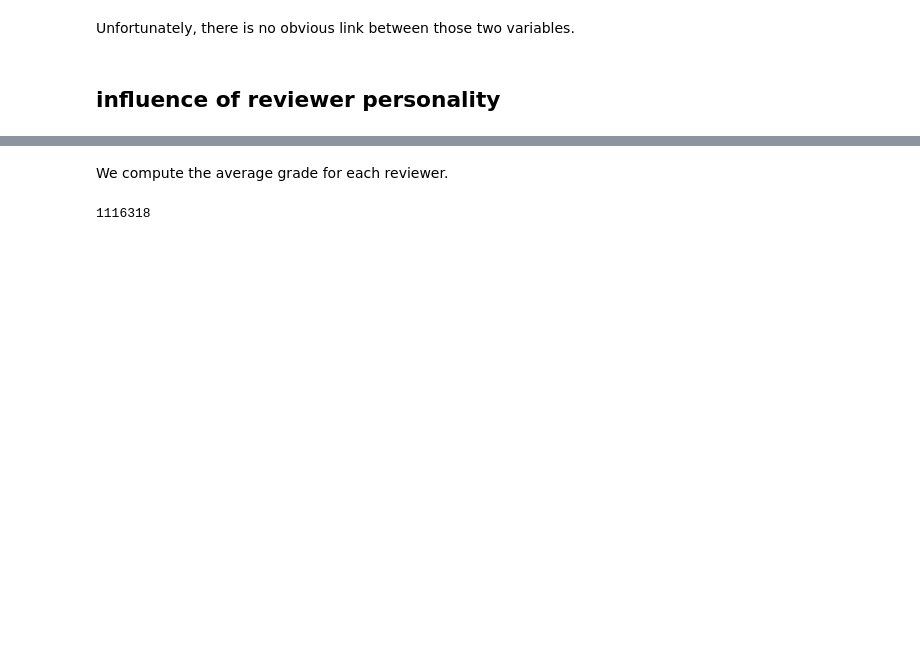
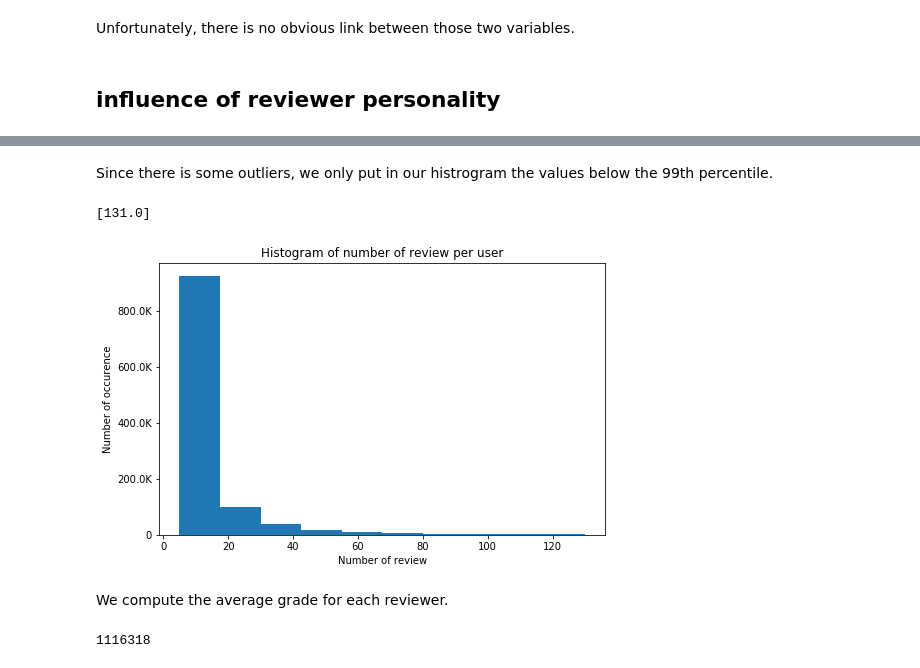
Before and after one commit to raphaelBarman/ADA-dh, a Jupyter notebook: project/Notebook.ipynb, the cells around one changed output, grey strips where cells are left out. Saved outputs shown, nothing was run; the diff lists cells and outputs as text; code cells hidden in the pictures; blank space fills up the shorter version.

```diff
--- a/project/Notebook.ipynb
+++ b/project/Notebook.ipynb
@@ -274,2 +311,2 @@ We get the count of review of distinct article per reviewer and filter those tha
 # %%
-df_count = df_review.groupBy("reviewerID").agg(F.countDistinct("asin").alias('review_count')).filter("`review_count` >= 5")
+df_count = df_review.groupBy("reviewerID").agg(F.countDistinct("asin").alias('review_count'))
@@ -289,3 +325,19 @@ We have 18186733, i.e. 100.000% of review who belongs to reviewer with 5 or more
+# %% [markdown]
+Since there is some outliers, we only put in our histrogram the values below the 99th percentile.
+# %%
+quantile_99 = df_count.approxQuantile("review_count", [0.99], 0)
+quantile_99
+# %% [output]
+[131.0]
+# %%
+fig, ax = plt.subplots()
+fig.set_size_inches(8, 5)
+hist(ax, df_count.filter(df_count["review_count"] < 131).select("review_count"))
+ax.set_title('Histogram of number of review per user')
+ax.set_xlabel('Number of review')
+ax.set_ylabel("Number of occurence");
+# %% [output]
+[figure, added]
 # %% [markdown]
 We compute the average grade for each reviewer.
 # %%
```
Also changed, not shown: parts of 62 cells of this notebook, 3 other files.
